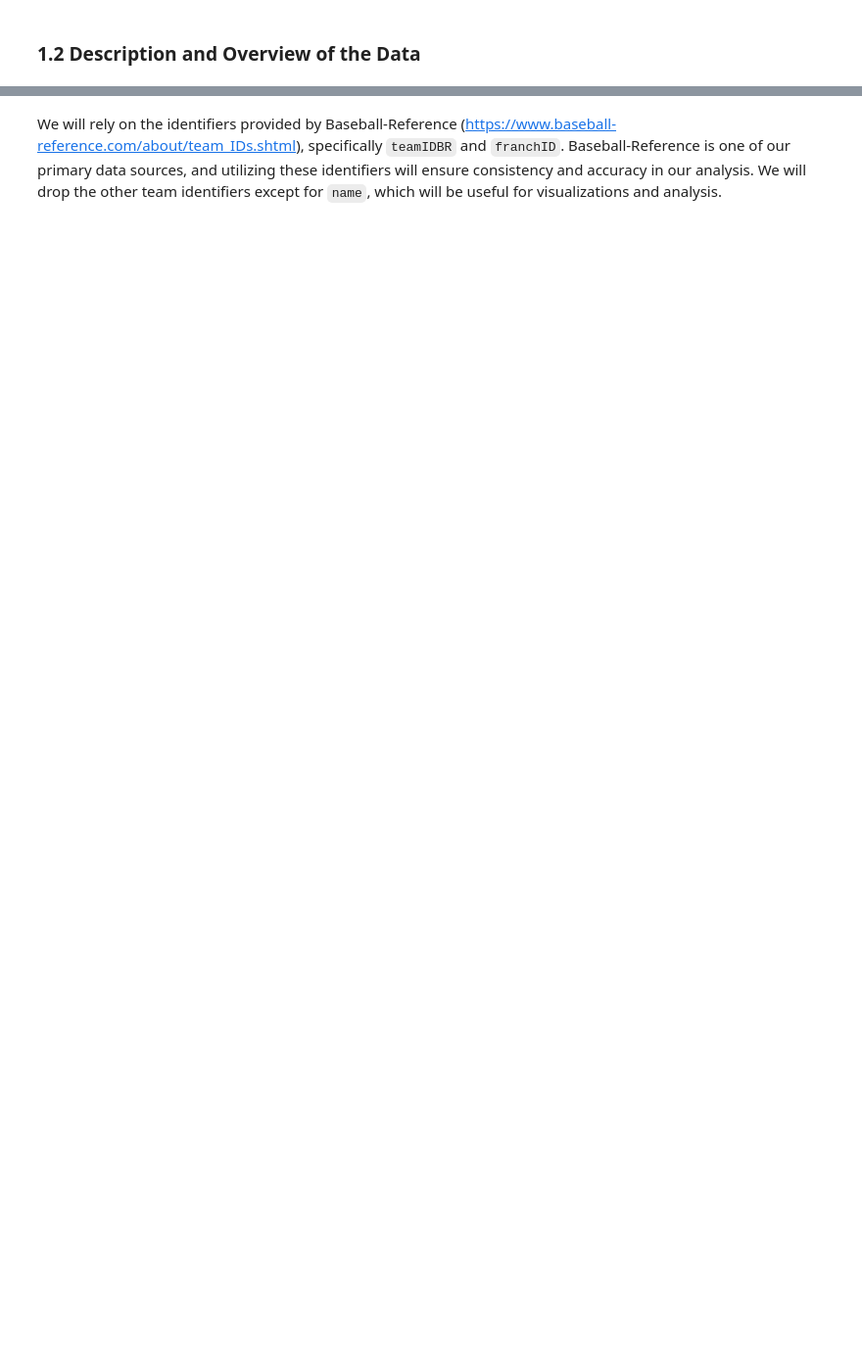
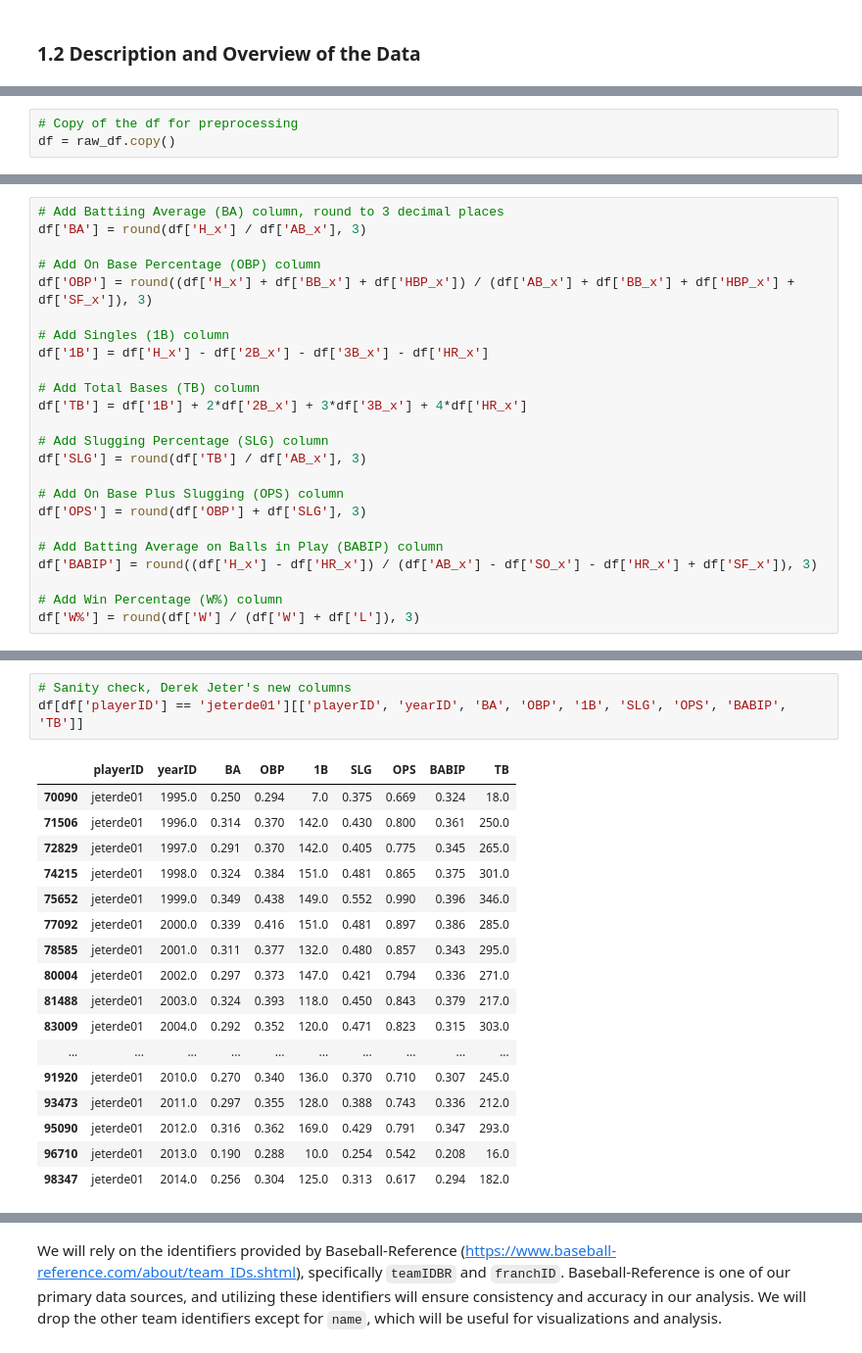
Before and after one commit to MemoGJ/Hector_G_Capstone, a Jupyter notebook: Week_2_Data_Preprocessing.ipynb, the cells around one changed output, grey strips where cells are left out. Shown at 98% size. Drawn from its saved outputs; the diff is of its cells as text; blank space fills up the shorter version.

```diff
--- a/Week_2_Data_Preprocessing.ipynb
+++ b/Week_2_Data_Preprocessing.ipynb
@@ -484,0 +234,3 @@ dtype: int64
+# %%
+# Copy of the df for preprocessing
+df = raw_df.copy()
@@ -484,0 +251,24 @@ dtype: int64
+# %%
+# Add Battiing Average (BA) column, round to 3 decimal places
+df['BA'] = round(df['H_x'] / df['AB_x'], 3)
+
+# Add On Base Percentage (OBP) column
+df['OBP'] = round((df['H_x'] + df['BB_x'] + df['HBP_x']) / (df['AB_x'] + df['BB_x'] + df['HBP_x'] + df['SF_x']), 3)
+
+# Add Singles (1B) column
+df['1B'] = df['H_x'] - df['2B_x'] - df['3B_x'] - df['HR_x']
+
+# Add Total Bases (TB) column
+df['TB'] = df['1B'] + 2*df['2B_x'] + 3*df['3B_x'] + 4*df['HR_x']
+
+# Add Slugging Percentage (SLG) column
+df['SLG'] = round(df['TB'] / df['AB_x'], 3)
+
+# Add On Base Plus Slugging (OPS) column
+df['OPS'] = round(df['OBP'] + df['SLG'], 3)
+
+# Add Batting Average on Balls in Play (BABIP) column
+df['BABIP'] = round((df['H_x'] - df['HR_x']) / (df['AB_x'] - df['SO_x'] - df['HR_x'] + df['SF_x']), 3)
+
+# Add Win Percentage (W%) column
+df['W%'] = round(df['W'] / (df['W'] + df['L']), 3)
@@ -484,0 +280,21 @@ dtype: int64
+# %%
+# Sanity check, Derek Jeter's new columns
+df[df['playerID'] == 'jeterde01'][['playerID', 'yearID', 'BA', 'OBP', '1B', 'SLG', 'OPS', 'BABIP', 'TB']]
+# %% [output]
+|  | playerID | yearID | BA | OBP | 1B | SLG | OPS | BABIP | TB |
+| 70090 | jeterde01 | 1995.0 | 0.250 | 0.294 | 7.0 | 0.375 | 0.669 | 0.324 | 18.0 |
+| 71506 | jeterde01 | 1996.0 | 0.314 | 0.370 | 142.0 | 0.430 | 0.800 | 0.361 | 250.0 |
+| 72829 | jeterde01 | 1997.0 | 0.291 | 0.370 | 142.0 | 0.405 | 0.775 | 0.345 | 265.0 |
+| 74215 | jeterde01 | 1998.0 | 0.324 | 0.384 | 151.0 | 0.481 | 0.865 | 0.375 | 301.0 |
+| 75652 | jeterde01 | 1999.0 | 0.349 | 0.438 | 149.0 | 0.552 | 0.990 | 0.396 | 346.0 |
+| 77092 | jeterde01 | 2000.0 | 0.339 | 0.416 | 151.0 | 0.481 | 0.897 | 0.386 | 285.0 |
+| 78585 | jeterde01 | 2001.0 | 0.311 | 0.377 | 132.0 | 0.480 | 0.857 | 0.343 | 295.0 |
+| 80004 | jeterde01 | 2002.0 | 0.297 | 0.373 | 147.0 | 0.421 | 0.794 | 0.336 | 271.0 |
+| 81488 | jeterde01 | 2003.0 | 0.324 | 0.393 | 118.0 | 0.450 | 0.843 | 0.379 | 217.0 |
+| 83009 | jeterde01 | 2004.0 | 0.292 | 0.352 | 120.0 | 0.471 | 0.823 | 0.315 | 303.0 |
+| ... | ... | ... | ... | ... | ... | ... | ... | ... | ... |
+| 91920 | jeterde01 | 2010.0 | 0.270 | 0.340 | 136.0 | 0.370 | 0.710 | 0.307 | 245.0 |
+| 93473 | jeterde01 | 2011.0 | 0.297 | 0.355 | 128.0 | 0.388 | 0.743 | 0.336 | 212.0 |
+| 95090 | jeterde01 | 2012.0 | 0.316 | 0.362 | 169.0 | 0.429 | 0.791 | 0.347 | 293.0 |
+| 96710 | jeterde01 | 2013.0 | 0.190 | 0.288 | 10.0 | 0.254 | 0.542 | 0.208 | 16.0 |
+| 98347 | jeterde01 | 2014.0 | 0.256 | 0.304 | 125.0 | 0.313 | 0.617 | 0.294 | 182.0 |
```
Also changed, not shown: parts of 181 cells of this notebook, 21 other files.
